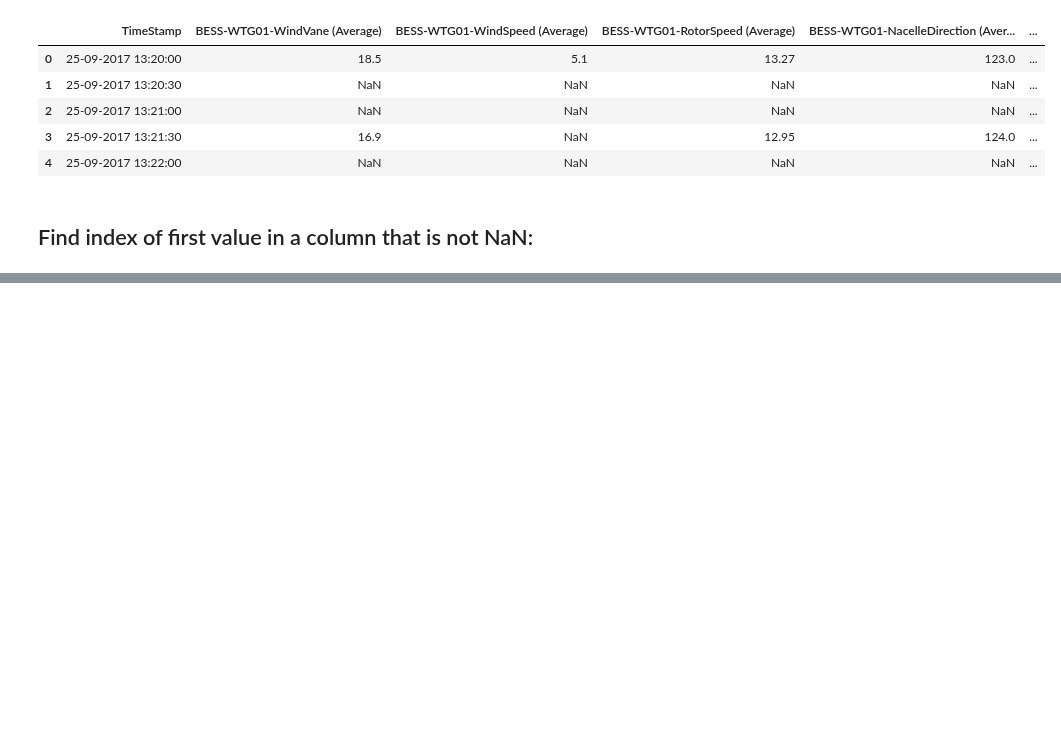
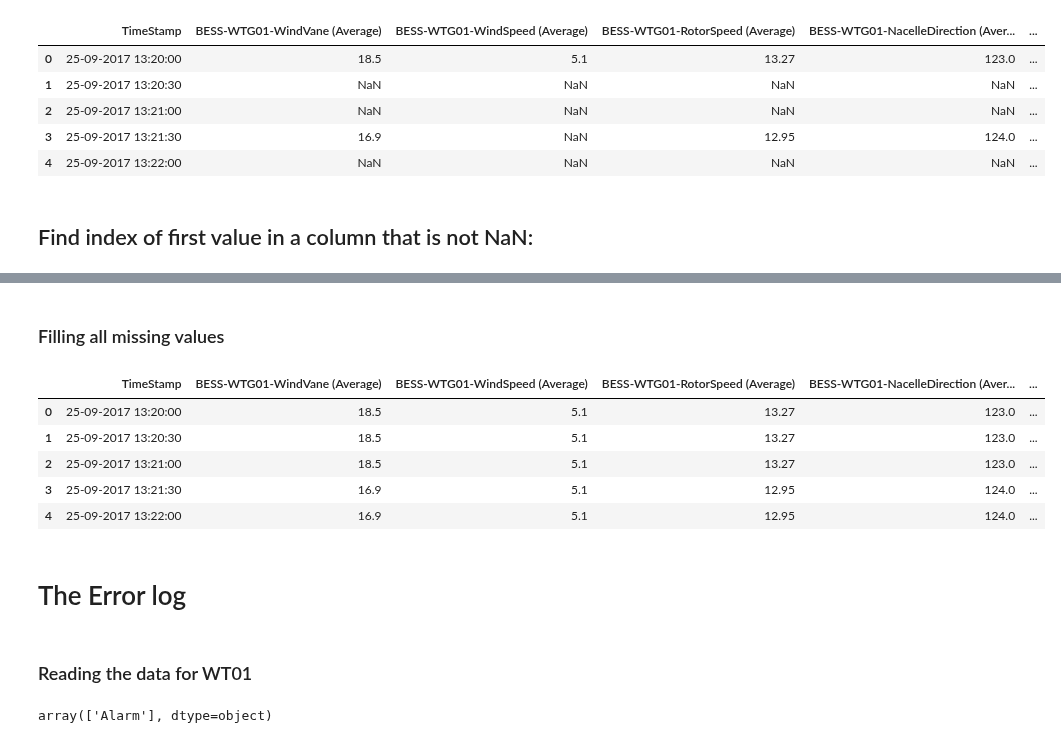
Before and after one commit to StianIsmar/project-thesis, a Jupyter notebook: TE/fill_in_blanks.ipynb, the cells around one changed output, grey strips where cells are left out. Cells and saved outputs as stored; diff of their text form; code cells hidden in the pictures; blank space fills up the shorter version.

Commit message:
Filling in missing values and filtering on the wanted faults

```diff
--- a/TE/fill_in_blanks.ipynb
+++ b/TE/fill_in_blanks.ipynb
@@ -141,0 +105,15 @@ df2.head()
+# %% [markdown]
+### Filling all missing values
+# %%
+def fill_missing_values(dataframe):
+  # Filling in the missing values:
+  dataframe.fillna(method='ffill', inplace=True)
+  dataframe.head()
+  return dataframe
+# %% [output]
+|  | TimeStamp | BESS-WTG01-WindVane (Average) | BESS-WTG01-WindSpeed (Average) | BESS-WTG01-RotorSpeed (Average) | BESS-WTG01-NacelleDirection (Aver... | ... |
+| 0 | 25-09-2017 13:20:00 | 18.5 | 5.1 | 13.27 | 123.0 | ... |
+| 1 | 25-09-2017 13:20:30 | 18.5 | 5.1 | 13.27 | 123.0 | ... |
+| 2 | 25-09-2017 13:21:00 | 18.5 | 5.1 | 13.27 | 123.0 | ... |
+| 3 | 25-09-2017 13:21:30 | 16.9 | 5.1 | 12.95 | 124.0 | ... |
+| 4 | 25-09-2017 13:22:00 | 16.9 | 5.1 | 12.95 | 124.0 | ... |
@@ -141,0 +122,4 @@ df2.head()
+# %% [markdown]
+# The Error log
+# %% [markdown]
+### Reading the data for WT01
@@ -141,0 +128,5 @@ df2.head()
+# %%
+# Check that the error set only contains "Alarms" and no "Warnings"
+df_log.Type.unique()
+# %% [output]
+array(['Alarm'], dtype=object)
```
Also changed, not shown: parts of 26 cells of this notebook, 3 other files.
